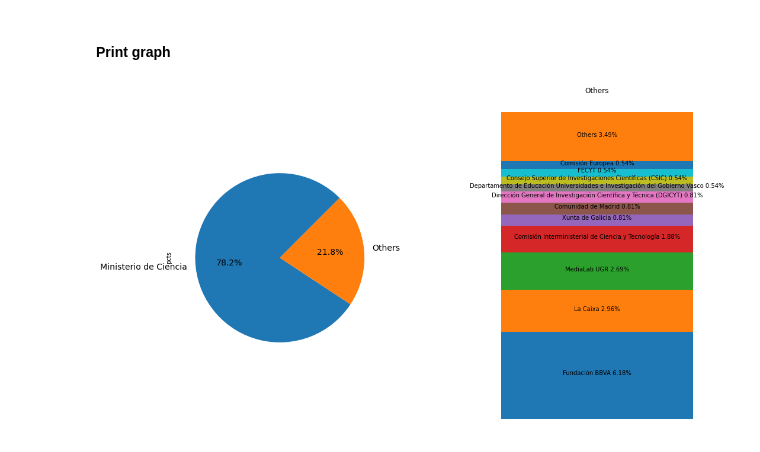
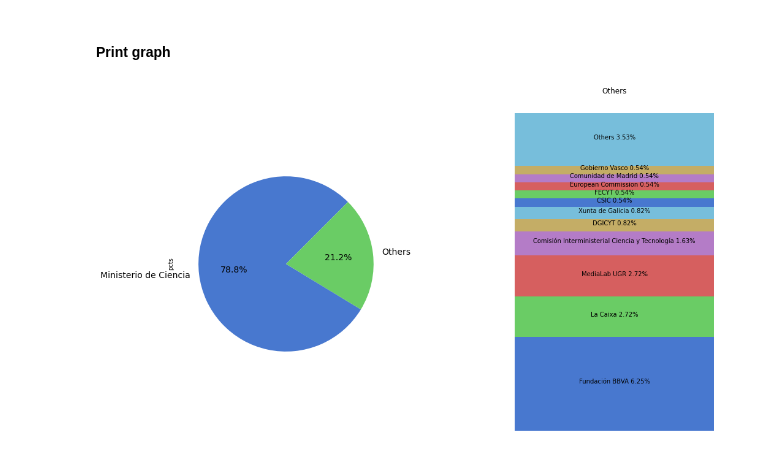
Before and after one commit to linhd-postdata/desir, a Jupyter notebook: Fig13. Founders according to number of projects.ipynb, the cells around one changed output. Saved outputs shown, nothing was run; the diff lists cells and outputs as text; code cells hidden in the pictures.

Commit message:
Add universities acronyms and change plotting style

```diff
--- a/Fig13. Founders according to number of projects.ipynb
+++ b/Fig13. Founders according to number of projects.ipynb
@@ -9,7 +9,9 @@ import numpy as np
 import pandas as pd
 import matplotlib as mpl
 
-from collections import Counter
+
+plt.style.use('seaborn-muted')
+
 
 def read_csv(path):
     """
@@ -54,7 +56,7 @@ def prepare_data(data):
 
     others_pct = df2.loc[df2['pcts'] < 0.5, "pcts"].sum()
 
-    df1 = df1.append({'entidad' : 'Others' , 'pcts' : others_pct} , ignore_index=True)
+    df1 = df1.append({'entidad' : 'Otros' , 'pcts' : others_pct} , ignore_index=True)
 
     df2 = df2[df2["pcts"] < 0.5]
 
@@ -62,14 +64,22 @@ def prepare_data(data):
     # df2 = df2.pivot(index='value',columns='entidad',values='pcts')
     df_others = df2[df2["pcts"] >= 0.005376]
     others2_pct = df2.loc[df2['pcts'] < 0.005376, "pcts"].sum()
-    df_others = df_others.append({'entidad' : 'Others' , 'pcts' : others2_pct} , ignore_index=True)
+    df_others = df_others.append({'entidad' : 'Otros' , 'pcts' : others2_pct} , ignore_index=True)
 
     return df1, df_others
+# %%
+def translate(dataframe, column_to_translate, translations_filename):
+    translations_df = pd.read_csv(f"data/{translations_filename}", sep=";")
+    translations_df.columns=["entidad", "financing_entity"]
+    df_def = pd.merge(dataframe, translations_df, on=column_to_translate, how='inner', validate="one_to_many")
+    return df_def
 # %% [markdown]
 #### Run program
 # %%
 proyectos = read_csv(file_path)
 df1, df2 = prepare_data(proyectos)
+df1 = translate(df1, "entidad", "entidades_financiadoras.csv")
+df2 = translate(df2, "entidad", "entidades_financiadoras.csv")
 # %% [markdown]
 #### Print graph
 # %%
@@ -77,33 +87,33 @@ df1, df2 = prepare_data(proyectos)
 fig = plt.figure(figsize=(16,10))
 fig.subplots_adjust(wspace=0.5)
 
 # pie chart
 ax1 = plt.subplot(121)
 df1.plot(kind='pie', y = 'pcts', ax=ax1, autopct='%1.1f%%',
- startangle=45, shadow=False, labels=df1['entidad'], legend = False, fontsize=14)
+ startangle=45, shadow=False, labels=df1['financing_entity'], legend = False, fontsize=14)
 
 
 # bar chart
 ax2 = fig.add_subplot(122)
 
 xpos = 0
 bottom = 0
-labels = df2["entidad"].tolist()
+labels = df2["financing_entity"].tolist()
 pcts = df2["pcts"].tolist()
 width = 1
 
 for j in range(len(labels)):
     height = pcts[j]
     label = labels[j]
     ax2.bar(xpos, height, width, bottom=bottom)
     ypos = bottom + ax2.patches[j].get_height() / 2
     bottom += height
     # ax2.text(xpos, ypos, label + " %d%%" % (ax2.patches[j].get_height() * 100), ha='center')
     ax2.text(xpos, ypos, f"{label} {height*100:.2f}%", ha='center')
 
 ax2.set_title('Others')
 ax2.axis('off')
 
 plt.show()
 # %% [output]
-[figure, old version]
+[figure, new version]
```
Also changed, not shown: 4 other files.
